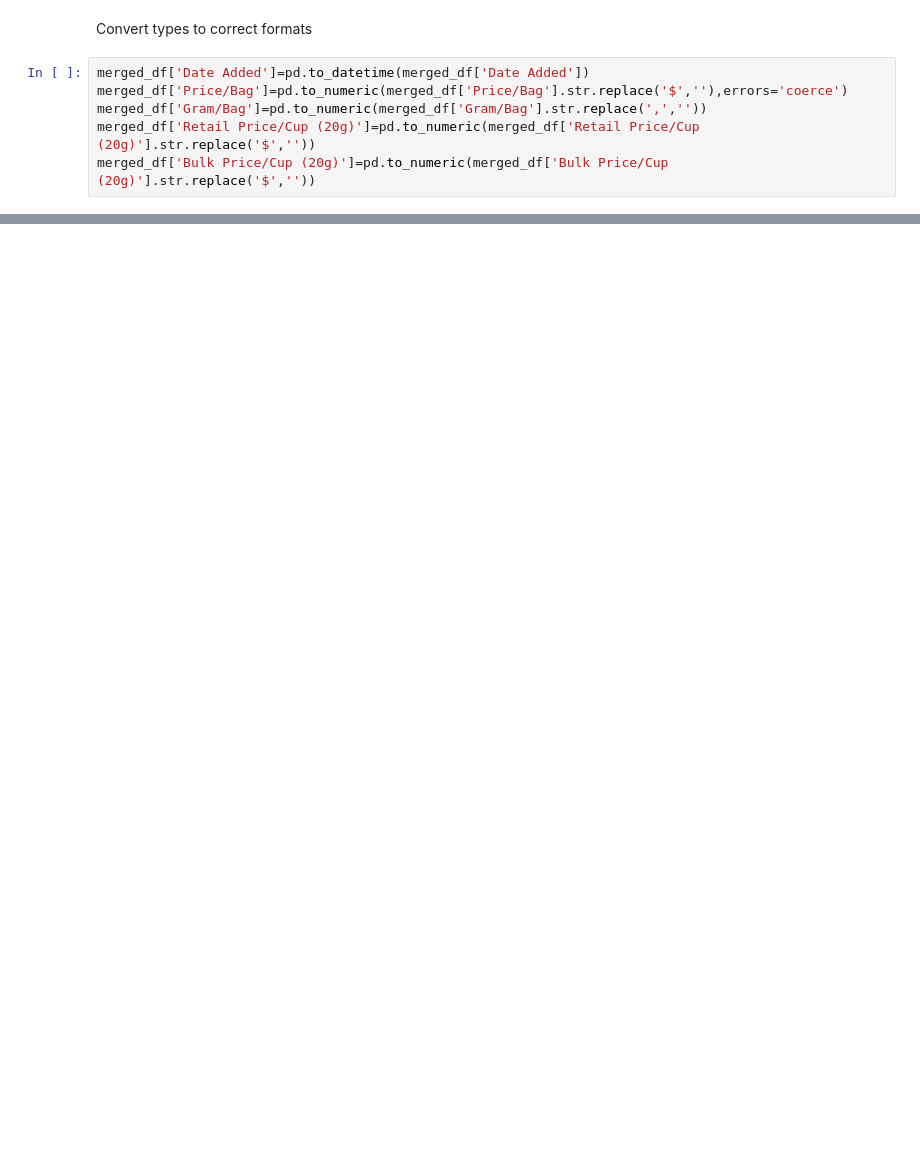
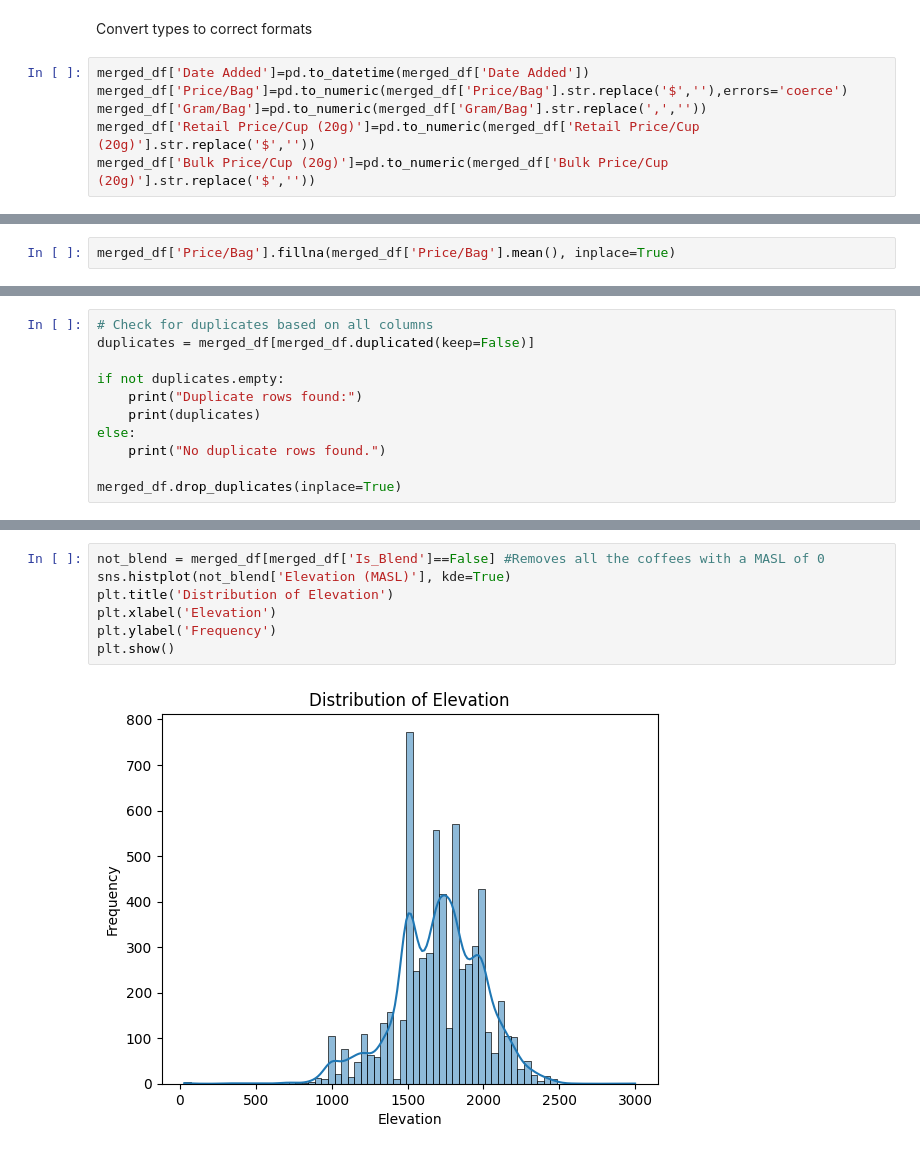
Before and after one commit to classicclown/Loffee-Labs, a Jupyter notebook: Coffee_Project.ipynb, the cells around one changed output, grey strips where cells are left out. Cells and saved outputs as stored; diff of their text form; blank space fills up the shorter version.

```diff
--- a/Coffee_Project.ipynb
+++ b/Coffee_Project.ipynb
@@ -225,0 +252,2 @@ dtype: int64
+# %%
+merged_df['Price/Bag'].fillna(merged_df['Price/Bag'].mean(), inplace=True)
@@ -225,0 +261,11 @@ dtype: int64
+# %%
+# Check for duplicates based on all columns
+duplicates = merged_df[merged_df.duplicated(keep=False)]
+
+if not duplicates.empty:
+    print("Duplicate rows found:")
+    print(duplicates)
+else:
+    print("No duplicate rows found.")
+
+merged_df.drop_duplicates(inplace=True)
@@ -225,0 +311,9 @@ dtype: int64
+# %%
+not_blend = merged_df[merged_df['Is_Blend']==False] #Removes all the coffees with a MASL of 0
+sns.histplot(not_blend['Elevation (MASL)'], kde=True)
+plt.title('Distribution of Elevation')
+plt.xlabel('Elevation')
+plt.ylabel('Frequency')
+plt.show()
+# %% [output]
+[figure, added]
```
Also changed, not shown: parts of 31 cells of this notebook.
